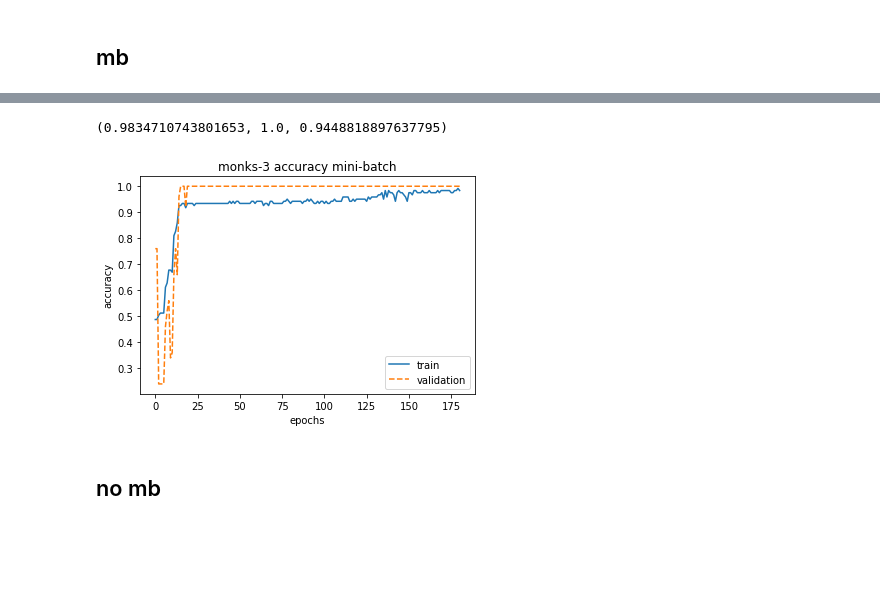
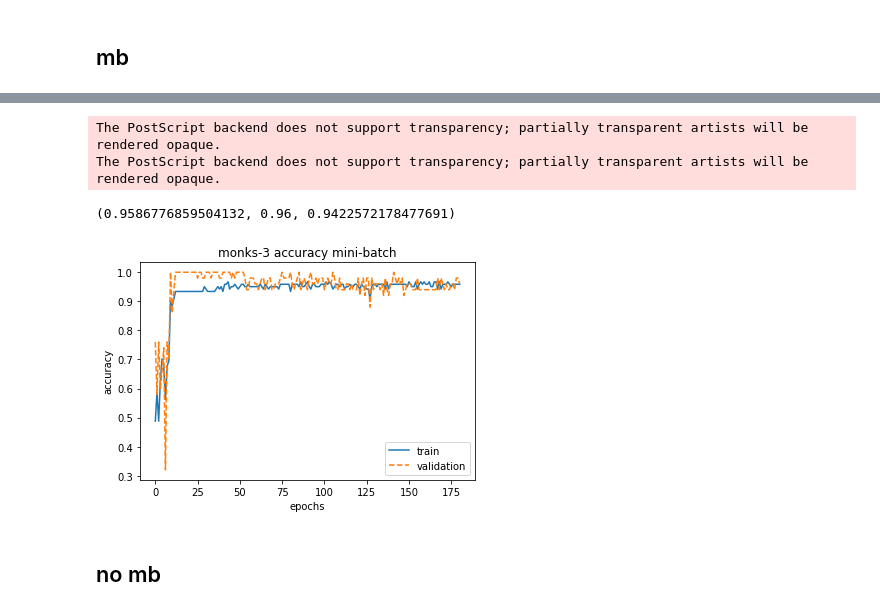
Before and after one commit to sd3ntato/ML-Project, a Jupyter notebook: MONK_17.ipynb, the cells around one changed output, grey strips where cells are left out. Saved outputs shown, nothing was run; the diff lists cells and outputs as text; code cells hidden in the pictures; blank space fills up the shorter version.

```diff
--- a/MONK_17.ipynb
+++ b/MONK_17.ipynb
@@ -147,7 +163,7 @@ print(tex.shape, tey.shape)
 # %% [markdown]
 ## mb
 # %%
-n = MLP(  Nodes=[17,3,2], w_range=0.3, f='relu', f_out='softmax')
+n = MLP(  Nodes=[17,3,2], f='relu', f_out='softmax')
 
 n.train(tx, ty, 1e-01,
   a = 7e-01,
@@ -158,10 +174,5 @@ n.train(tx, ty, 1e-01,
   tresh = 0.01,
   measure_interval = 10,
   bs=30 )
-
-plt.plot(n.loss_history)
-plt.xlabel("epochs")
-plt.ylabel("cross-entropy")
-plt.title("monks-2 loss mini-batch")
 # %% [output]
 final error: 1.0
@@ -183,7 +207,7 @@ n.error(tx,ty), n.error(vx,vy), n.error(tex,tey)
 # %% [markdown]
 # no mb
 # %%
-n = MLP(  Nodes=[17,3,2], w_range=0.3, f='relu', f_out='softmax')
+n = MLP(  Nodes=[17,3,2], f='relu', f_out='softmax')
 
 n.train(tx, ty, 3e-01,
   a = 7e-01,
@@ -194,10 +218,5 @@ n.train(tx, ty, 3e-01,
   tresh = 0.01,
   measure_interval = 30,
   bs=None )
-
-plt.plot(n.loss_history)
-plt.xlabel("epochs")
-plt.ylabel("cross-entropy")
-plt.title("monks-2 loss batch")
 # %% [output]
 final error: 1.0
@@ -220,14 +252,14 @@ n.error(tx,ty), n.error(vx,vy), n.error(tex,tey)
 # monk 3
 # %%
 import pandas as pd
-tr_data = pd.read_csv('monks-3.train',sep=' ',index_col=8)
+tr_data = pd.read_csv('monk_tests/monks-3.train',sep=' ',index_col=8)
 tr_data = tr_data.drop(columns = tr_data.columns[0])
 tr_data = tr_data.to_numpy()
 
 ty = tr_data[:,0] ; ty = to_categorical(ty)
 tx = tr_data[:,1:] ; tx = transform(tx)
 
-te_data = pd.read_csv('monks-3.test',sep=' ',index_col=8)
+te_data = pd.read_csv('monk_tests/monks-3.test',sep=' ',index_col=8)
 te_data = te_data.drop(columns = te_data.columns[0])
 te_data = te_data.to_numpy()
 
@@ -247,7 +279,7 @@ print(tex.shape, tey.shape)
 # %% [markdown]
 ## mb
 # %%
-n = MLP(  Nodes=[17,3,2], w_range=0.3, f='relu', f_out='softmax')
+n = MLP(  Nodes=[17,3,2], f='relu', f_out='softmax')
 
 n.train(tx, ty, 1e-01,
   a = 7e-01,
@@ -258,9 +290,4 @@ n.train(tx, ty, 1e-01,
   tresh = 0.01,
   measure_interval = 30,
   bs=30 )
-
-plt.plot(n.loss_history)
-plt.xlabel("epochs")
-plt.ylabel("cross-entropy")
-plt.title("monks-3 loss mini-batch")
 # %% [output]
@@ -270,16 +307,19 @@ Text(0.5, 1.0, 'monks-3 loss mini-batch')
 # %%
 plt.plot(n.train_history, '-', label='train')
 plt.plot(n.valid_history, '--', label='validation')
 plt.legend()
 
 plt.xlabel("epochs")
 plt.ylabel("accuracy")
 plt.title("monks-3 accuracy mini-batch")
-
+plt.savefig('monk_figures/monk3_acc_minibatch.eps',format='eps')
+n.save('monk_nets/monk3_minibatch.net')
 n.error(tx,ty), n.error(vx,vy), n.error(tex,tey)
 # %% [output]
-(0.9834710743801653, 1.0, 0.9448818897637795)
+The PostScript backend does not support transparency; partially transparent artists will be rendered opaque.
+The PostScript backend does not support transparency; partially transparent artists will be rendered opaque.
+(0.9586776859504132, 0.96, 0.9422572178477691)
-[figure, old version]
+[figure, new version]
 # %% [markdown]
 ## no mb
 # %%
```
Also changed, not shown: parts of 19 cells of this notebook, 19 other files.
